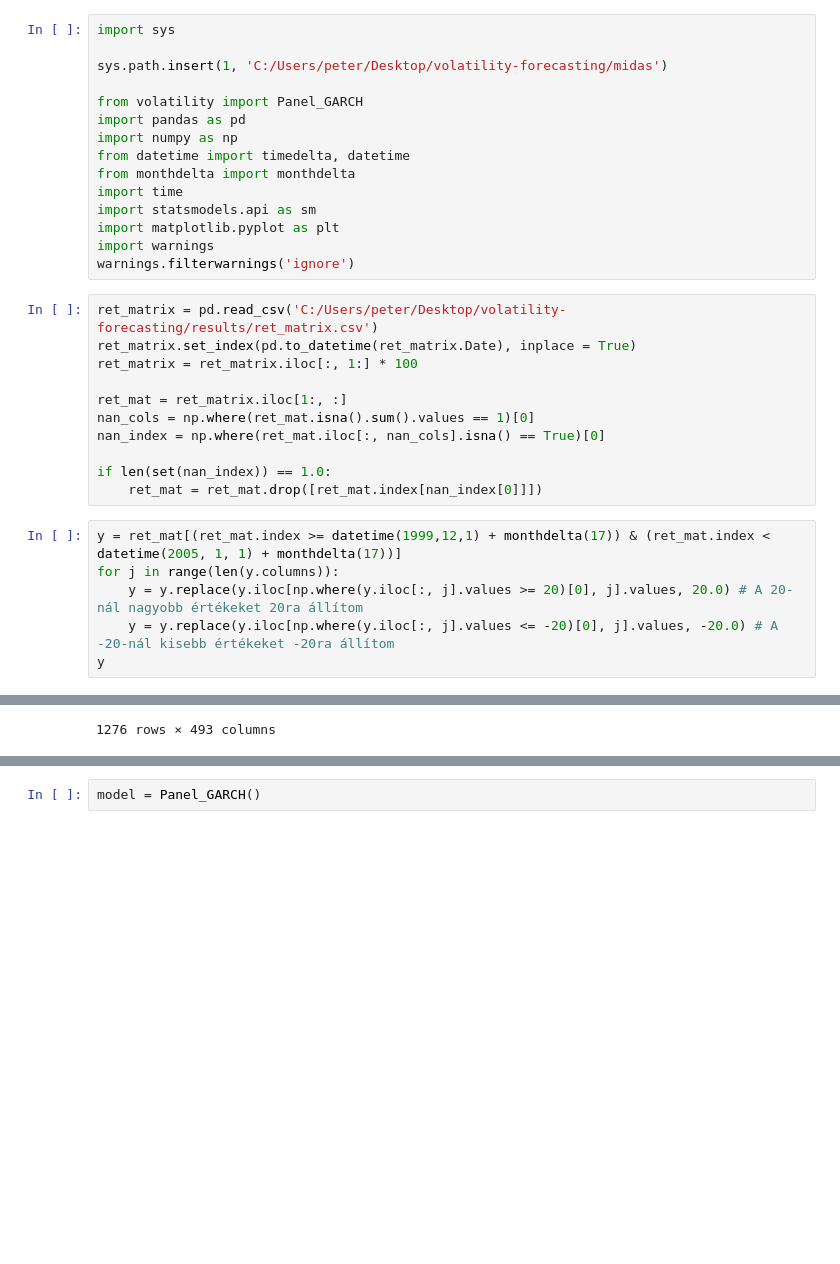
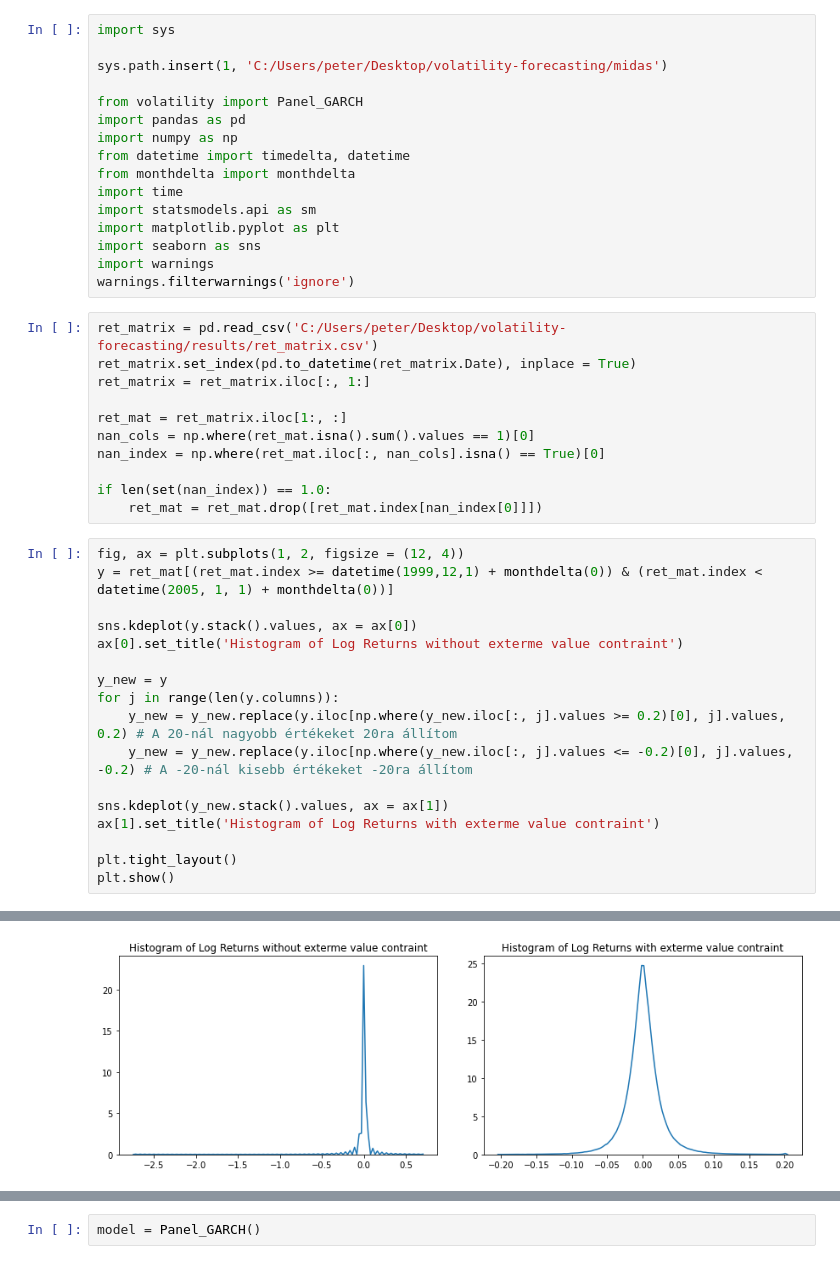
Before and after one commit to NemesiP/volatility-forecasting, a Jupyter notebook: Examples/Panel_GARCH_problem.ipynb, the cells around one changed output, grey strips where cells are left out. Saved outputs shown, nothing was run; the diff lists cells and outputs as text; blank space fills up the shorter version.

```diff
--- a/Examples/Panel_GARCH_problem.ipynb
+++ b/Examples/Panel_GARCH_problem.ipynb
@@ -11,12 +11,13 @@ from monthdelta import monthdelta
 import time
 import statsmodels.api as sm
 import matplotlib.pyplot as plt
+import seaborn as sns
 import warnings
 warnings.filterwarnings('ignore')
 # %%
 ret_matrix = pd.read_csv('C:/Users/peter/Desktop/volatility-forecasting/results/ret_matrix.csv')
 ret_matrix.set_index(pd.to_datetime(ret_matrix.Date), inplace = True)
-ret_matrix = ret_matrix.iloc[:, 1:] * 100
+ret_matrix = ret_matrix.iloc[:, 1:]
 
 ret_mat = ret_matrix.iloc[1:, :]
 nan_cols = np.where(ret_mat.isna().sum().values == 1)[0]
@@ -25,9 +26,20 @@ nan_index = np.where(ret_mat.iloc[:, nan_cols].isna() == True)[0]
 if len(set(nan_index)) == 1.0:
     ret_mat = ret_mat.drop([ret_mat.index[nan_index[0]]])
 # %%
-y = ret_mat[(ret_mat.index >= datetime(1999,12,1) + monthdelta(17)) & (ret_mat.index < datetime(2005, 1, 1) + monthdelta(17))]
+fig, ax = plt.subplots(1, 2, figsize = (12, 4))
+y = ret_mat[(ret_mat.index >= datetime(1999,12,1) + monthdelta(0)) & (ret_mat.index < datetime(2005, 1, 1) + monthdelta(0))]
+
+sns.kdeplot(y.stack().values, ax = ax[0])
+ax[0].set_title('Histogram of Log Returns without exterme value contraint')
+
+y_new = y
 for j in range(len(y.columns)):
-    y = y.replace(y.iloc[np.where(y.iloc[:, j].values >= 20)[0], j].values, 20.0) # A 20-nál nagyobb értékeket 20ra állítom
-    y = y.replace(y.iloc[np.where(y.iloc[:, j].values <= -20)[0], j].values, -20.0) # A -20-nál kisebb értékeket -20ra állítom
-y
+    y_new = y_new.replace(y.iloc[np.where(y_new.iloc[:, j].values >= 0.2)[0], j].values, 0.2) # A 20-nál nagyobb értékeket 20ra állítom
+    y_new = y_new.replace(y.iloc[np.where(y_new.iloc[:, j].values <= -0.2)[0], j].values, -0.2) # A -20-nál kisebb értékeket -20ra állítom
+
+sns.kdeplot(y_new.stack().values, ax = ax[1])
+ax[1].set_title('Histogram of Log Returns with exterme value contraint')
+
+plt.tight_layout()
+plt.show()
 # %% [output]
@@ -47,4 +46,4 @@ y
-1276 rows × 493 columns
+[figure, added]
 # %%
 plt.figure(figsize = (15, 4))
 plt.plot(pd.to_datetime(y.index), y.AAPL, 'g')
```
Also changed, not shown: parts of 9 cells of this notebook.
